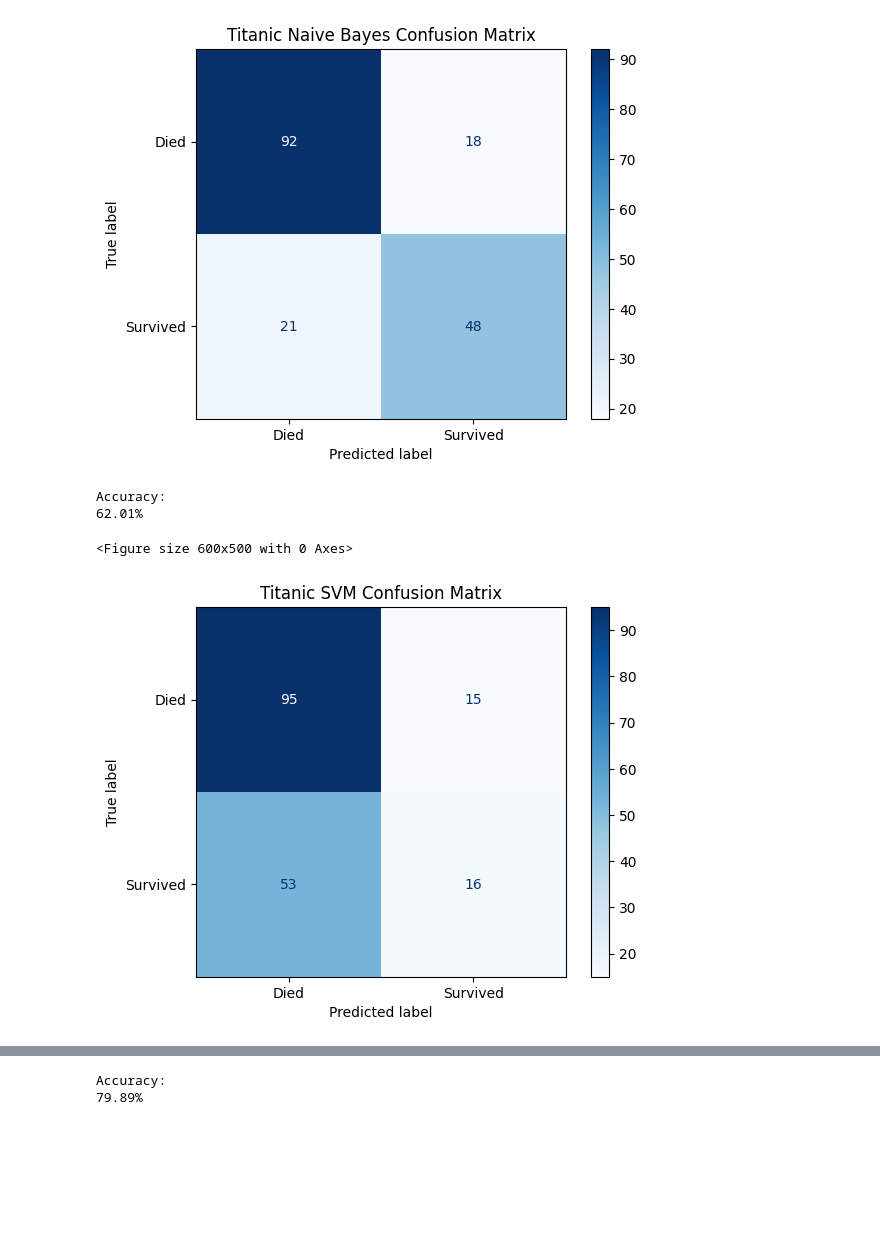
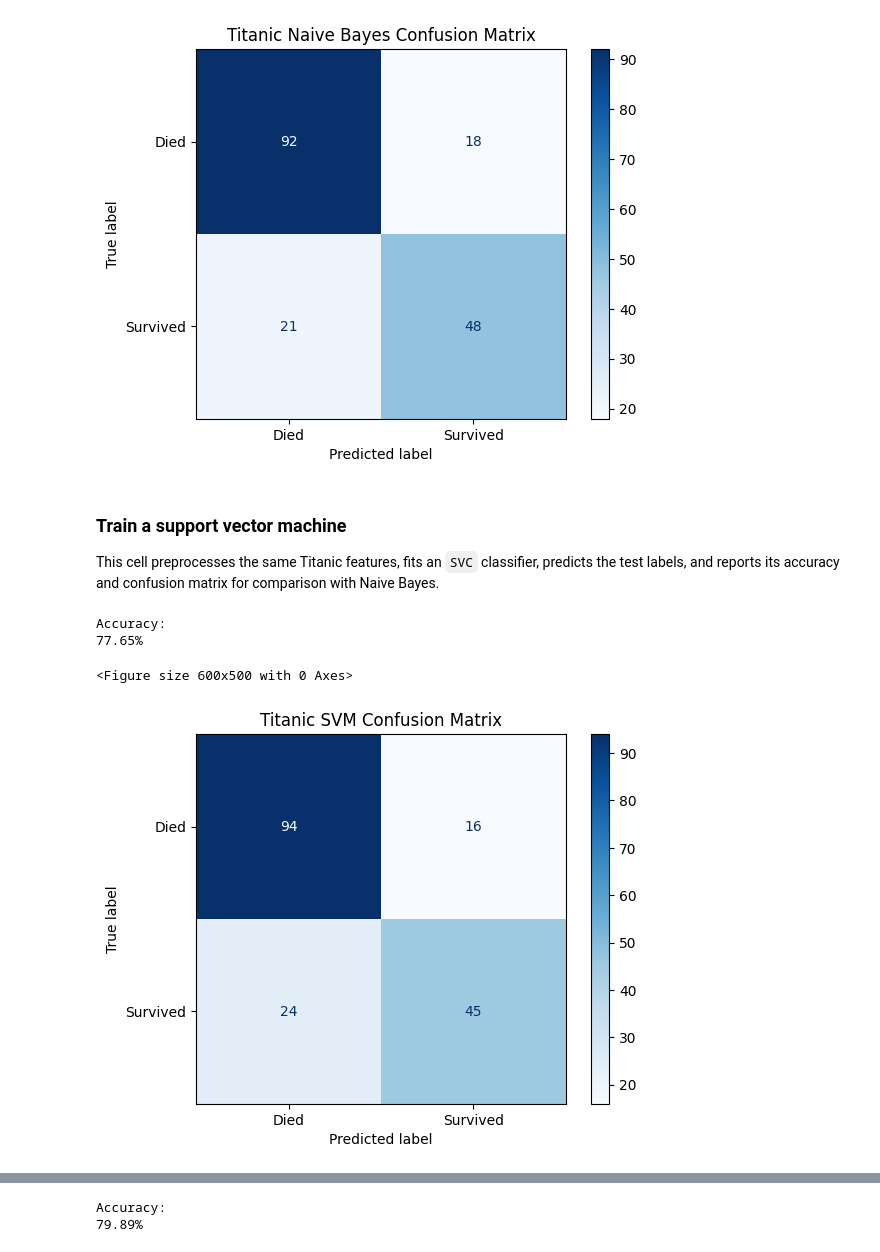
Before and after one commit to rolester/AIvsML, a Jupyter notebook: Clasification.ipynb, the cells around one changed output, grey strips where cells are left out. Cells and saved outputs as stored; diff of their text form; code cells hidden in the pictures; blank space fills up the shorter version.

```diff
--- a/Clasification.ipynb
+++ b/Clasification.ipynb
@@ -99,6 +217,10 @@ Accuracy:
 78.21%
 <Figure size 600x500 with 0 Axes>
 [figure]
+# %% [markdown]
+### Train a support vector machine
+
+This cell preprocesses the same Titanic features, fits an `SVC` classifier, predicts the test labels, and reports its accuracy and confusion matrix for comparison with Naive Bayes.
 # %%
 # Titanic Survival Prediction using Naive Bayes
 import pandas as pd
@@ -152,33 +274,33 @@ X_train, X_test, y_train, y_test = train_test_split(
     random_state=42,
     stratify=y,
 )
 
 # Train Naive Bayes Model
-model = SVC()
+model = SVC(kernel="linear", C=1.0)
 model.fit(X_train, y_train)
 
 y_pred = model.predict(X_test)
 
 accuracy = accuracy_score(y_test, y_pred)
 
 print("\nAccuracy:")
 print(f"{accuracy:.2%}")
 
 #print("\nClassification Report:")
 #print(classification_report(y_test, y_pred))
 
 cm = confusion_matrix(y_test, y_pred)
 
 plt.figure(figsize=(6, 5))
 disp = ConfusionMatrixDisplay(
     confusion_matrix=cm,
     display_labels=["Died", "Survived"]
 )
 disp.plot(cmap="Blues")
 plt.title("Titanic SVM Confusion Matrix")
 plt.show()
 # %% [output]
 Accuracy:
-62.01%
+77.65%
 <Figure size 600x500 with 0 Axes>
-[figure, old version]
+[figure, new version]
```
Also changed, not shown: parts of 11 cells of this notebook, 1 other file.
